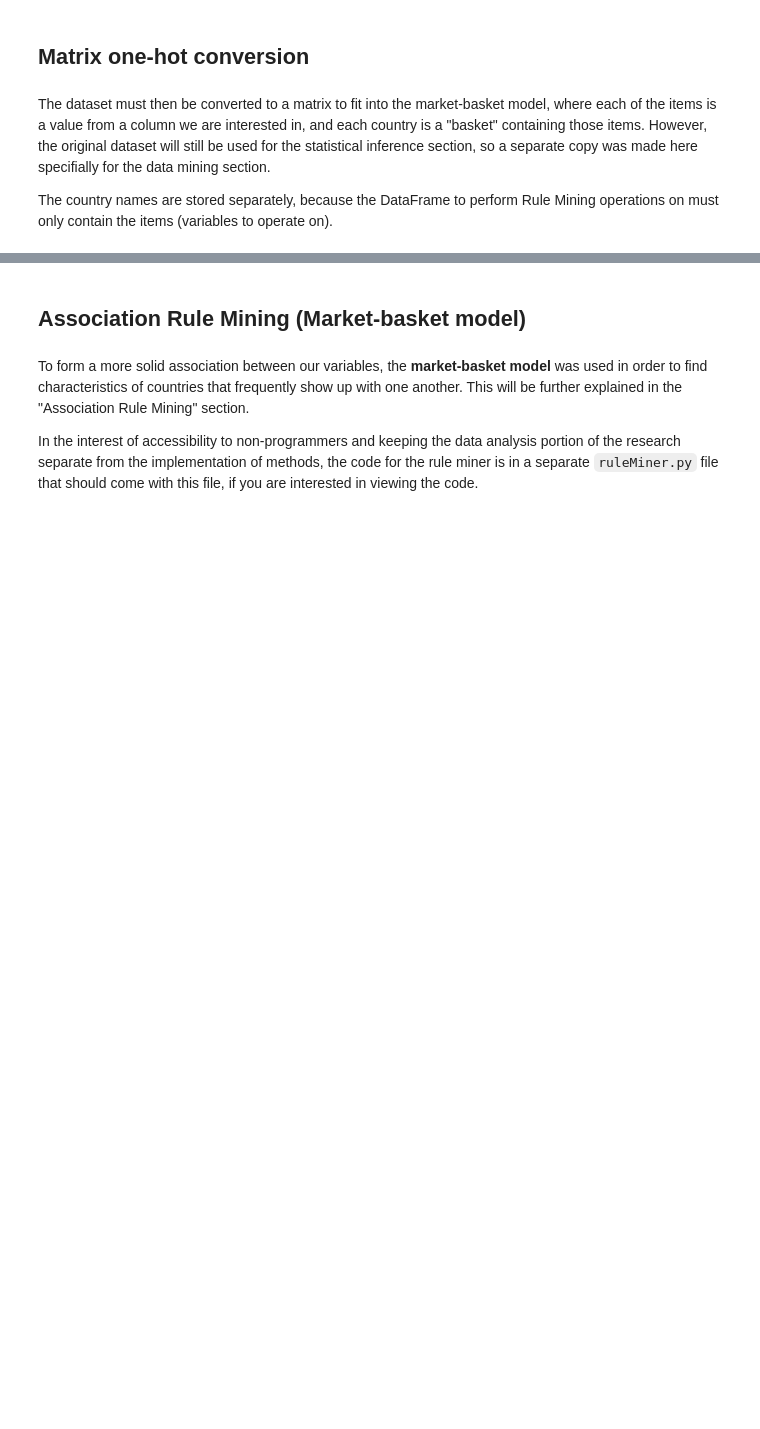
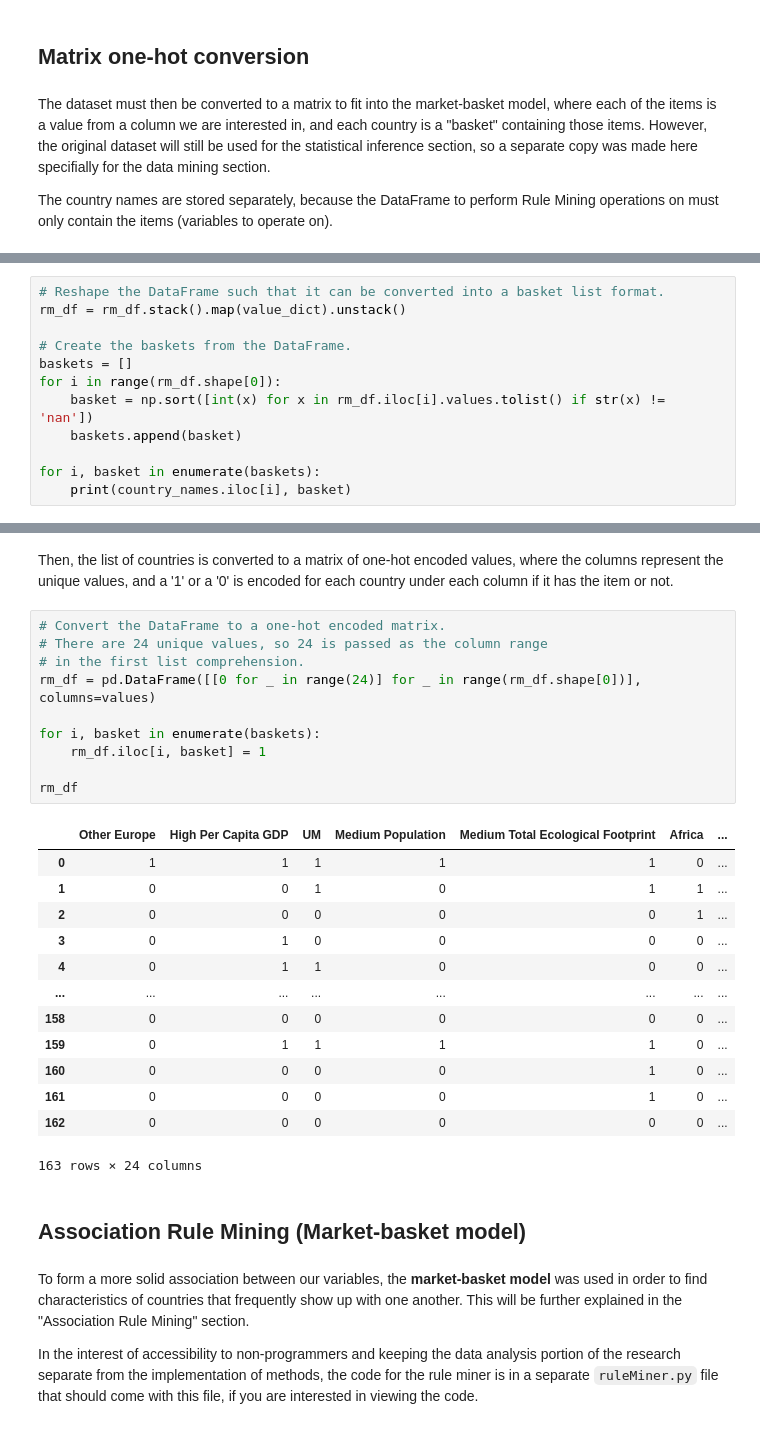
Before and after one commit to jayylmao/CSMODEL, a Jupyter notebook: CSMODEL-Case-Study-Project.ipynb, the cells around one changed output, grey strips where cells are left out. Saved outputs shown, nothing was run; the diff lists cells and outputs as text; blank space fills up the shorter version.

```diff
--- a/CSMODEL-Case-Study-Project.ipynb
+++ b/CSMODEL-Case-Study-Project.ipynb
@@ -684,0 +690,12 @@ North America - 19
+# %%
+# Reshape the DataFrame such that it can be converted into a basket list format.
+rm_df = rm_df.stack().map(value_dict).unstack()
+
+# Create the baskets from the DataFrame.
+baskets = []
+for i in range(rm_df.shape[0]):
+    basket = np.sort([int(x) for x in rm_df.iloc[i].values.tolist() if str(x) != 'nan'])
+    baskets.append(basket)
+
+for i, basket in enumerate(baskets):
+    print(country_names.iloc[i], basket)
@@ -685,3 +720,29 @@ North America - 19
+# %% [markdown]
+Then, the list of countries is converted to a matrix of one-hot encoded values, where the columns represent the unique values, and a '1' or a '0' is encoded for each country under each column if it has the item or not.
+# %%
+# Convert the DataFrame to a one-hot encoded matrix.
+# There are 24 unique values, so 24 is passed as the column range
+# in the first list comprehension.
+rm_df = pd.DataFrame([[0 for _ in range(24)] for _ in range(rm_df.shape[0])], columns=values)
+
+for i, basket in enumerate(baskets):
+    rm_df.iloc[i, basket] = 1
+
+rm_df
+# %% [output]
+|  | Other Europe | High Per Capita GDP | UM | Medium Population | Medium Total Ecological Footprint | Africa | ... |
+| 0 | 1 | 1 | 1 | 1 | 1 | 0 | ... |
+| 1 | 0 | 0 | 1 | 0 | 1 | 1 | ... |
+| 2 | 0 | 0 | 0 | 0 | 0 | 1 | ... |
+| 3 | 0 | 1 | 0 | 0 | 0 | 0 | ... |
+| 4 | 0 | 1 | 1 | 0 | 0 | 0 | ... |
+| ... | ... | ... | ... | ... | ... | ... | ... |
+| 158 | 0 | 0 | 0 | 0 | 0 | 0 | ... |
+| 159 | 0 | 1 | 1 | 1 | 1 | 0 | ... |
+| 160 | 0 | 0 | 0 | 0 | 1 | 0 | ... |
+| 161 | 0 | 0 | 0 | 0 | 1 | 0 | ... |
+| 162 | 0 | 0 | 0 | 0 | 0 | 0 | ... |
+163 rows × 24 columns
 # %% [markdown]
 ## Association Rule Mining (Market-basket model)
 # %% [markdown]
```
Also changed, not shown: parts of 19 cells of this notebook.
